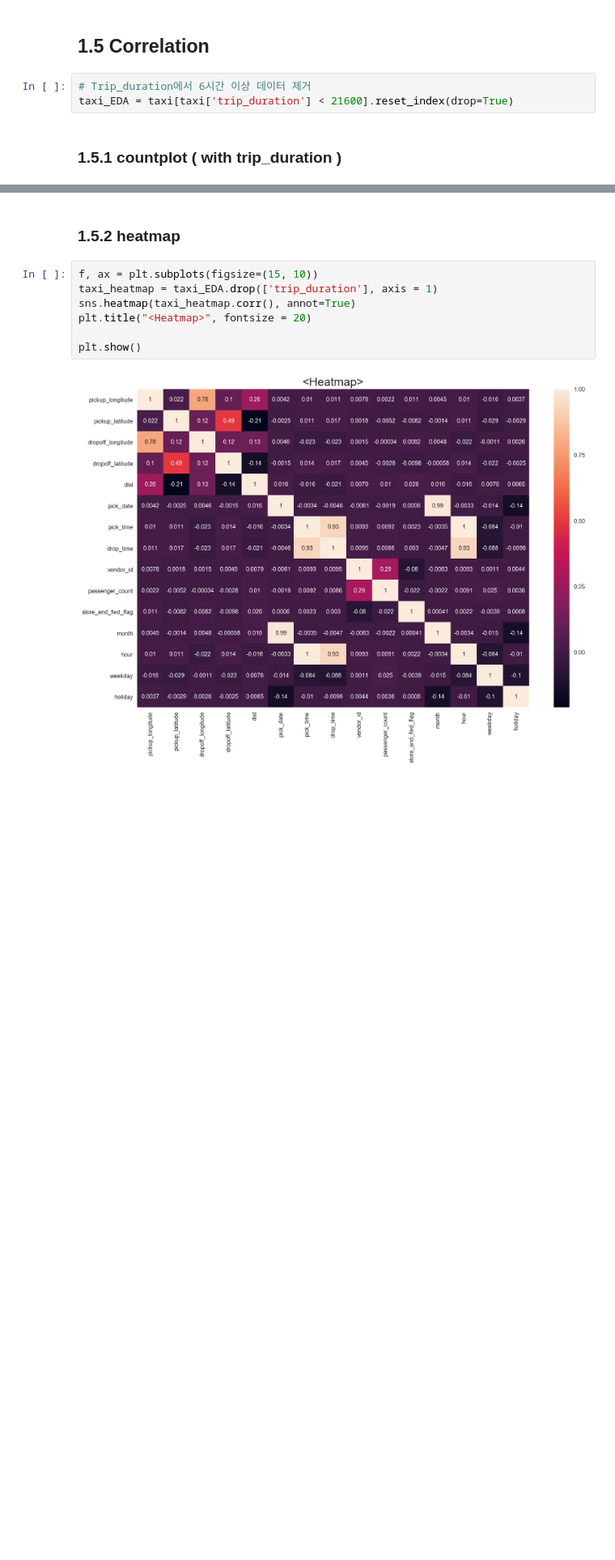
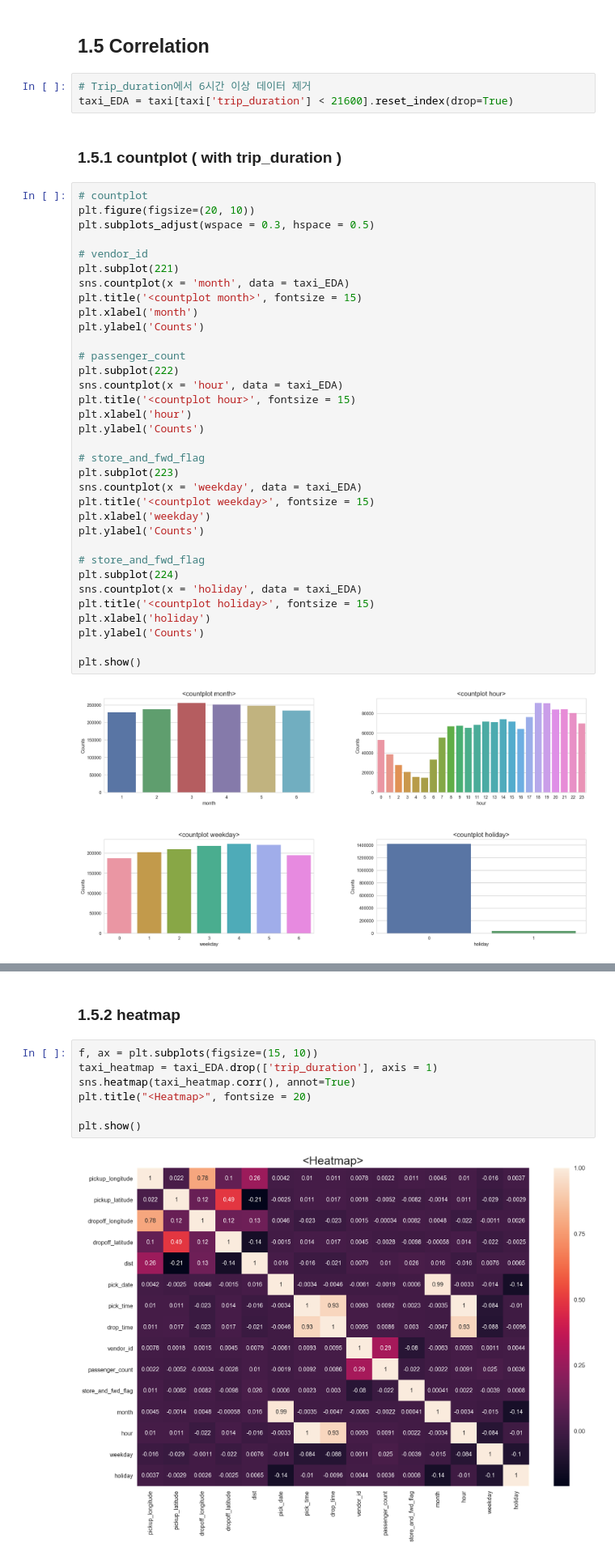
Before and after one commit to Moons08/dss-project-taxi, a Jupyter notebook: JI/project_report1.ipynb, the cells around one changed output, grey strips where cells are left out. Shown at 81% size. Cells and saved outputs as stored; diff of their text form; blank space fills up the shorter version.

```diff
--- a/JI/project_report1.ipynb
+++ b/JI/project_report1.ipynb
@@ -298,4 +298,40 @@ taxi.to_csv('edit_taxi.csv', index = False)
 taxi_EDA = taxi[taxi['trip_duration'] < 21600].reset_index(drop=True)
 # %% [markdown]
 ### 1.5.1 countplot ( with trip_duration )
+# %%
+# countplot
+plt.figure(figsize=(20, 10))
+plt.subplots_adjust(wspace = 0.3, hspace = 0.5)
+
+# vendor_id
+plt.subplot(221)
+sns.countplot(x = 'month', data = taxi_EDA)
+plt.title('<countplot month>', fontsize = 15)
+plt.xlabel('month')
+plt.ylabel('Counts')
+
+# passenger_count
+plt.subplot(222)
+sns.countplot(x = 'hour', data = taxi_EDA)
+plt.title('<countplot hour>', fontsize = 15)
+plt.xlabel('hour')
+plt.ylabel('Counts')
+
+# store_and_fwd_flag
+plt.subplot(223)
+sns.countplot(x = 'weekday', data = taxi_EDA)
+plt.title('<countplot weekday>', fontsize = 15)
+plt.xlabel('weekday')
+plt.ylabel('Counts')
+
+# store_and_fwd_flag
+plt.subplot(224)
+sns.countplot(x = 'holiday', data = taxi_EDA)
+plt.title('<countplot holiday>', fontsize = 15)
+plt.xlabel('holiday')
+plt.ylabel('Counts')
+
+plt.show()
+# %% [output]
+[figure, added]
 # %%
```
Also changed, not shown: parts of 1 cell of this notebook.
